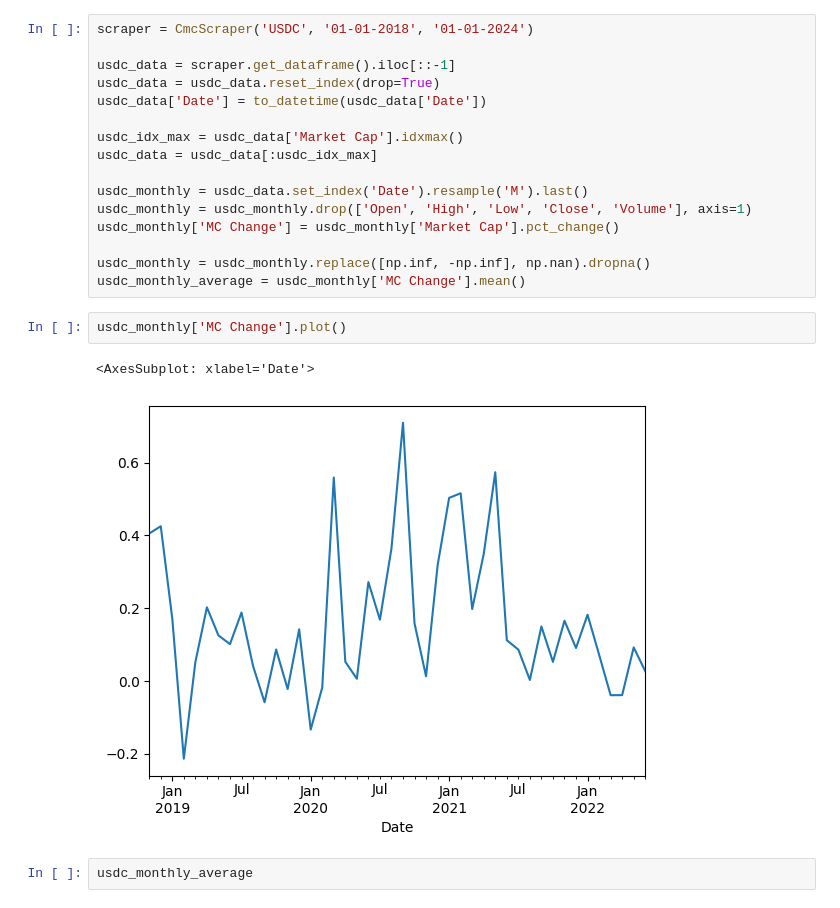
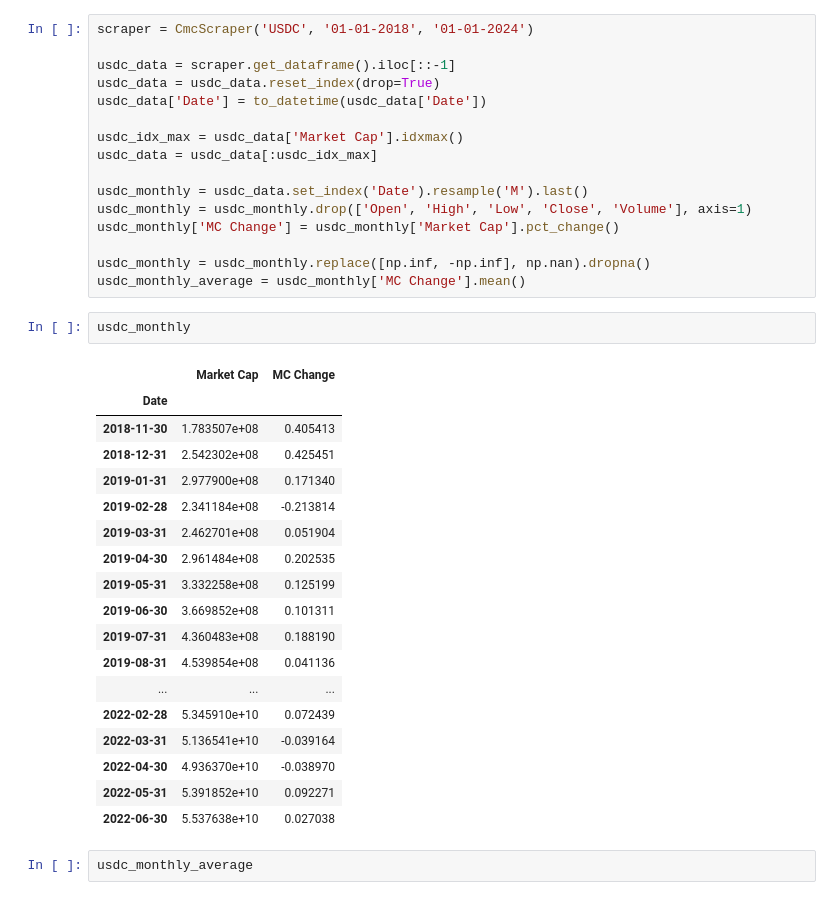
Before and after one commit to immortal16/OpenDeltaDeliverables, a Jupyter notebook: stablecoins.ipynb, the cells around one changed output. Saved outputs shown, nothing was run; the diff lists cells and outputs as text.

```diff
--- a/stablecoins.ipynb
+++ b/stablecoins.ipynb
@@ -71,11 +99,27 @@ usdc_monthly['MC Change'] = usdc_monthly['Market Cap'].pct_change()
 
 usdc_monthly = usdc_monthly.replace([np.inf, -np.inf], np.nan).dropna()
 usdc_monthly_average = usdc_monthly['MC Change'].mean()
-# %%
-usdc_monthly['MC Change'].plot()
-# %% [output]
-<AxesSubplot: xlabel='Date'>
-[figure, removed]
+# %%
+usdc_monthly
+# %% [output]
+|  | Market Cap | MC Change |
+| Date |  |  |
+| 2018-11-30 | 1.783507e+08 | 0.405413 |
+| 2018-12-31 | 2.542302e+08 | 0.425451 |
+| 2019-01-31 | 2.977900e+08 | 0.171340 |
+| 2019-02-28 | 2.341184e+08 | -0.213814 |
+| 2019-03-31 | 2.462701e+08 | 0.051904 |
+| 2019-04-30 | 2.961484e+08 | 0.202535 |
+| 2019-05-31 | 3.332258e+08 | 0.125199 |
+| 2019-06-30 | 3.669852e+08 | 0.101311 |
+| 2019-07-31 | 4.360483e+08 | 0.188190 |
+| 2019-08-31 | 4.539854e+08 | 0.041136 |
+| ... | ... | ... |
+| 2022-02-28 | 5.345910e+10 | 0.072439 |
+| 2022-03-31 | 5.136541e+10 | -0.039164 |
+| 2022-04-30 | 4.936370e+10 | -0.038970 |
+| 2022-05-31 | 5.391852e+10 | 0.092271 |
+| 2022-06-30 | 5.537638e+10 | 0.027038 |
 # %%
 usdc_monthly_average
 # %% [output]
```
Also changed, not shown: parts of 10 cells of this notebook.
